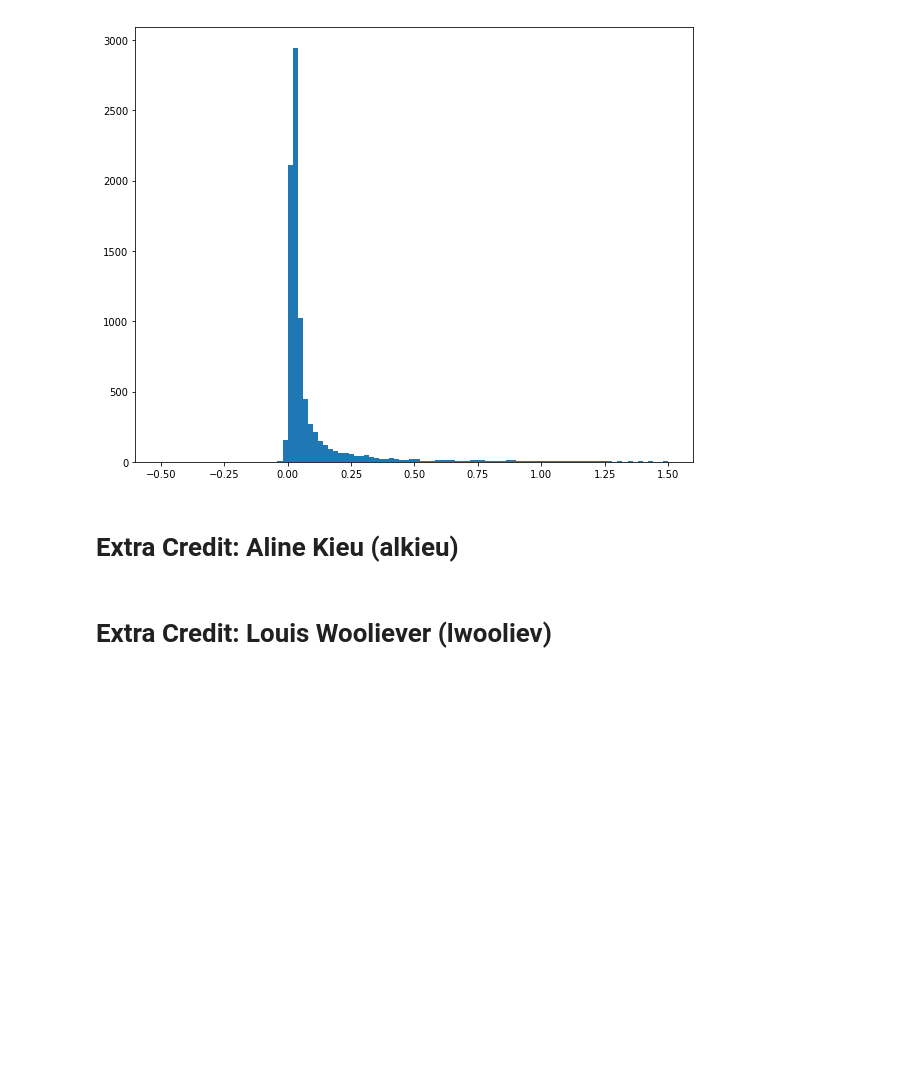
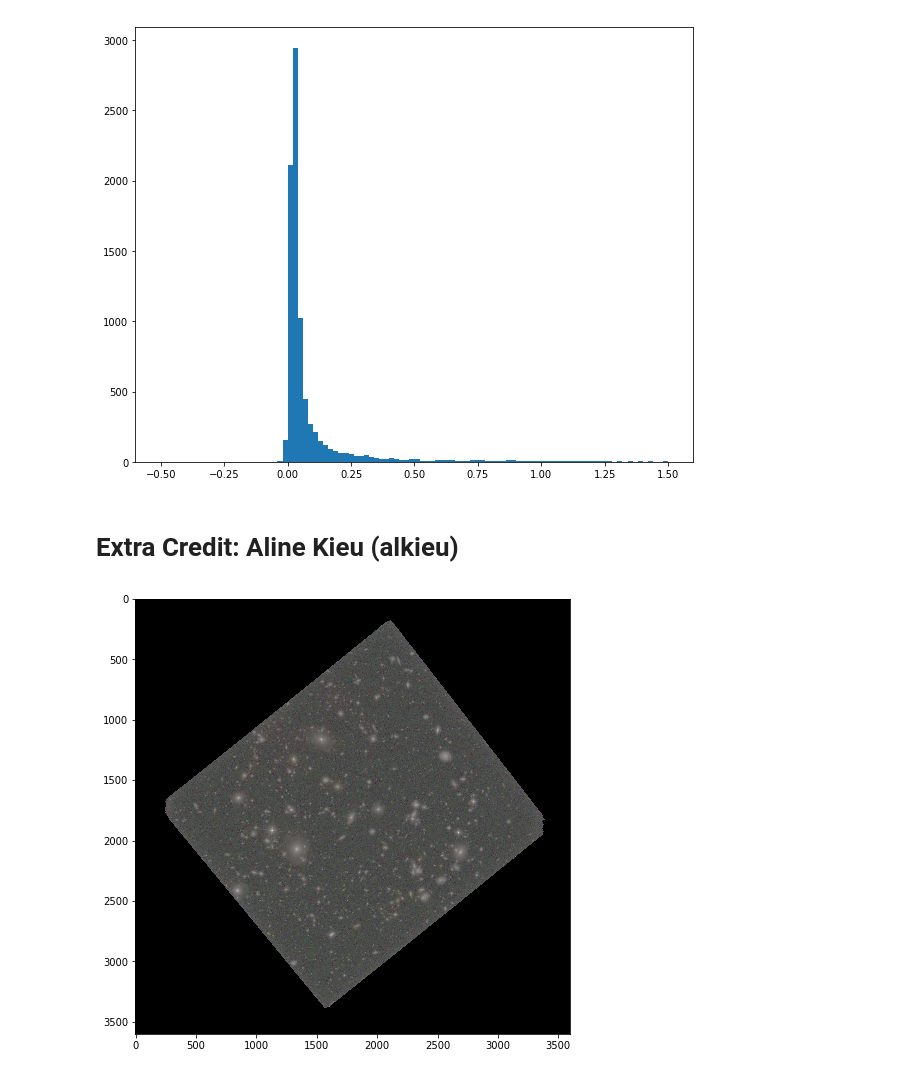
Before and after one commit to pheidler/ASTR119_FinalProject, a Jupyter notebook: astr-119-project/notebook-2 (Hubble Image)/2nd-notebook.ipynb, the cells around one changed output. Saved outputs shown, nothing was run; the diff lists cells and outputs as text; code cells hidden in the pictures; blank space fills up the shorter version.

Commit message:
Added extra credit by Aline.

```diff
--- a/astr-119-project/notebook-2 (Hubble Image)/2nd-notebook.ipynb
+++ b/astr-119-project/notebook-2 (Hubble Image)/2nd-notebook.ipynb
@@ -157,5 +157,27 @@ histogram = plt.hist(flux, bins=100, range=(-0.5,1.5))
 [figure]
 # %% [markdown]
 # Extra Credit: Aline Kieu (alkieu)
-# %% [markdown]
-# Extra Credit: Louis Wooliever (lwooliev)
+# %%
+import matplotlib.colors as colors
+
+f105w = fits.getdata("f105w.fits")
+f105w = f105w.byteswap(inplace=True).newbyteorder()
+f105w = f105w/np.max(f105w)
+
+f125w = fits.getdata("f125w.fits")
+f125w = f125w.byteswap(inplace=True).newbyteorder()
+f125w = f125w/np.max(f125w)
+
+f160w = fits.getdata("f160w.fits")
+f160w = f160w.byteswap(inplace=True).newbyteorder()
+f160w = f160w/np.max(f160w)
+
+
+im = (np.abs(np.stack((f160w, f125w, f105w)).transpose()))**(0.1)
+plt.imshow(f105w, vmin = np.abs(np.mean(f105w)-np.std(f105w)), vmax=np.abs(np.mean(f105w)+np.std(f105w)))
+
+
+plt.imshow(im, vmin=np.mean(im)-np.std(im), vmax=np.mean(im)+np.std(im), interpolation = "nearest")
+plt.show()
+# %% [output]
+[figure, added]
```
